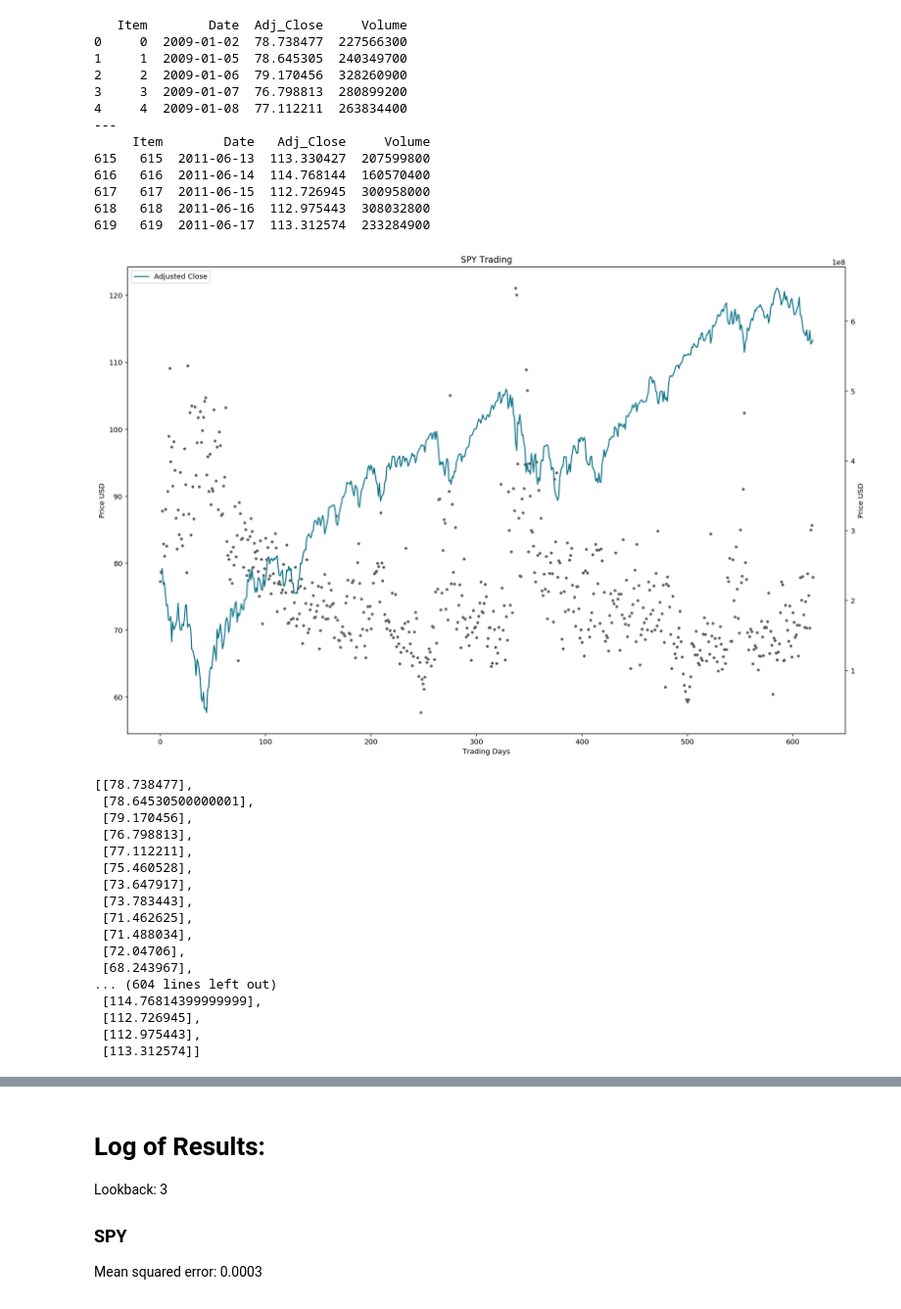
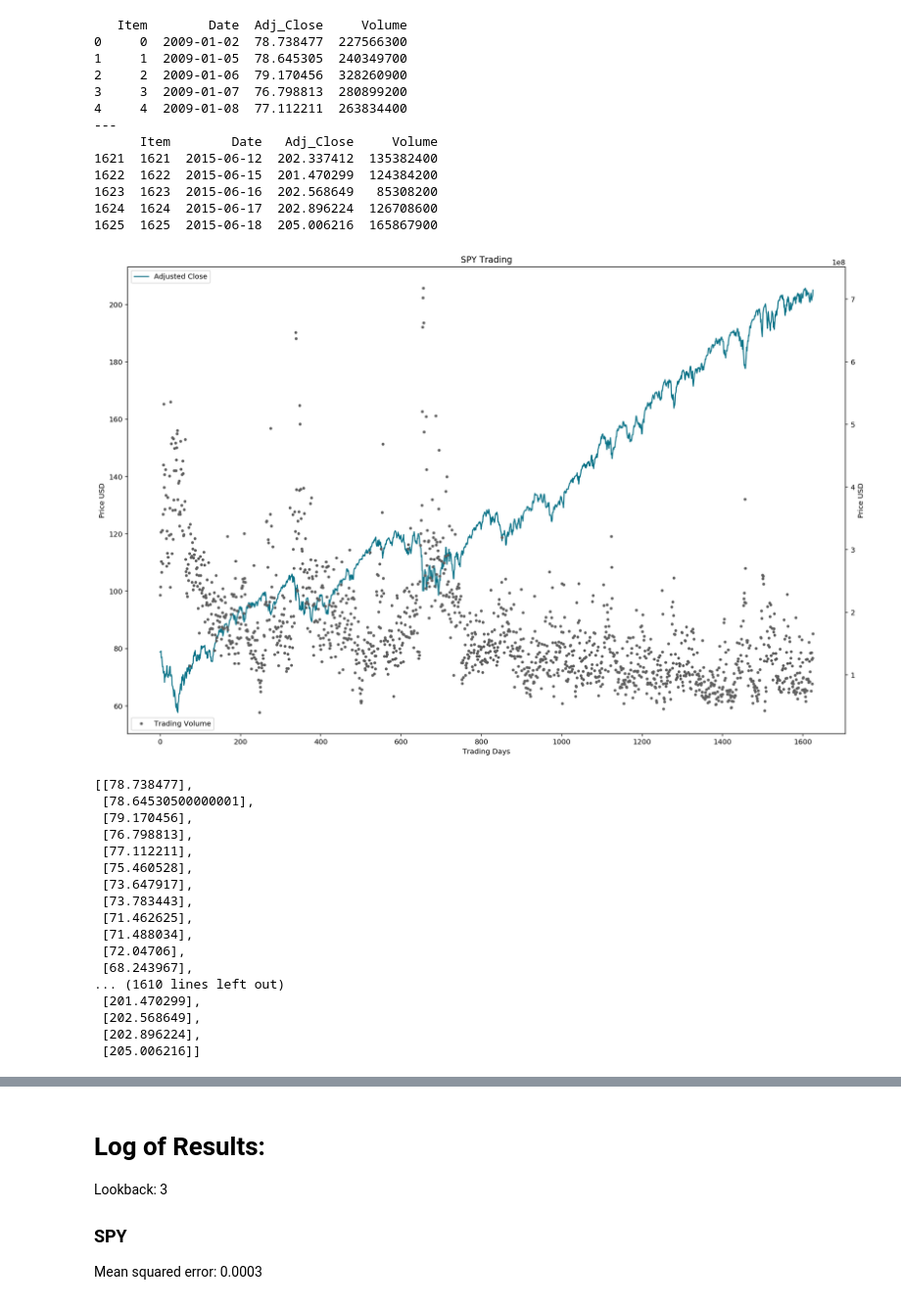
Before and after one commit to gilakos/machine-learning, a Jupyter notebook: projects/capstone/gilakos_stockpricepredictor_dev-workingmodel-deeplearning-keras-lstm-merged.ipynb, the cells around one changed output, grey strips where cells are left out. Shown: that part at 98% size. Cells and saved outputs as stored; diff of their text form; code cells hidden in the pictures.

Commit message:
Merged LSTM (Adj Close + Volume) Working
Feat: Keras merged model with two inputs - Adjusted Close and Volume

```diff
--- a/projects/capstone/gilakos_stockpricepredictor_dev-workingmodel-deeplearning-keras-lstm-merged.ipynb
+++ b/projects/capstone/gilakos_stockpricepredictor_dev-workingmodel-deeplearning-keras-lstm-merged.ipynb
@@ -36,6 +38,6 @@ import datetime
 # %%
 # Set Benchmark Dates based on Machine Learning for Trading course 1/1/09-6/18/15
-date_start, date_end = '2009-01-01', '2011-06-18'#'2015-06-18'
+date_start, date_end = '2009-01-01', '2015-06-18'#'2015-06-18'
 
 # Set Additional Tickers
 tick_0 = 'SPY'
@@ -89,39 +91,40 @@ print(stock_df.tail())
 3     3  2009-01-07  76.798813  280899200
 4     4  2009-01-08  77.112211  263834400
 ---
-     Item        Date   Adj_Close     Volume
-615   615  2011-06-13  113.330427  207599800
-616   616  2011-06-14  114.768144  160570400
-617   617  2011-06-15  112.726945  300958000
-618   618  2011-06-16  112.975443  308032800
-619   619  2011-06-17  113.312574  233284900
+      Item        Date   Adj_Close     Volume
+1621  1621  2015-06-12  202.337412  135382400
+1622  1622  2015-06-15  201.470299  124384200
+1623  1623  2015-06-16  202.568649   85308200
+1624  1624  2015-06-17  202.896224  126708600
+1625  1625  2015-06-18  205.006216  165867900
 # %%
 # Plot Basic Data
 fig, ax1 = plt.subplots()
 # Axis 1 - Adjusted Close
 ax1.plot(stock_df['Item'], stock_df['Adj_Close'], '#0A7388', label='Adjusted Close')
 # Set X Axis label
 ax1.set_xlabel('Trading Days')
 # Set Y Axis label
 ax1.set_ylabel('Price USD')
 
 # Axis 2 - Volume
 ax2 = ax1.twinx()
 ax2.plot(stock_df['Item'], stock_df['Volume'], 'r.', color='#5f5f5f', label='Trading Volume')
 # Set Y Axis label
 ax2.set_ylabel('Volume')
 
 # Add labels
 plt.ylabel('Price USD')
 plt.xlabel('Trading Days')
 
 # Add title and legend
 ax1.set_title(base_ticker + ' Trading')
 ax1.legend(loc='upper left')
+ax2.legend(loc='lower left')
 
 plt.show()
 # %% [output]
-[figure, old version]
+[figure, new version]
 # %%
 #Create numpy arrays for features and targets
 X_day_all = []
@@ -150,11 +153,11 @@ pprint(y_close_all)
  [71.488034],
  [72.04706],
  [68.243967],
-... (604 lines left out)
- [114.76814399999999],
- [112.726945],
- [112.975443],
- [113.312574]]
+... (1610 lines left out)
+ [201.470299],
+ [202.568649],
+ [202.896224],
+ [205.006216]]
 # %%
 # Scale function
 def scale_range(X, input_range=[0.0,1.0], target_range=[0.0,1.0]):
```
Also changed, not shown: parts of 8 cells of this notebook, 3 other files.
